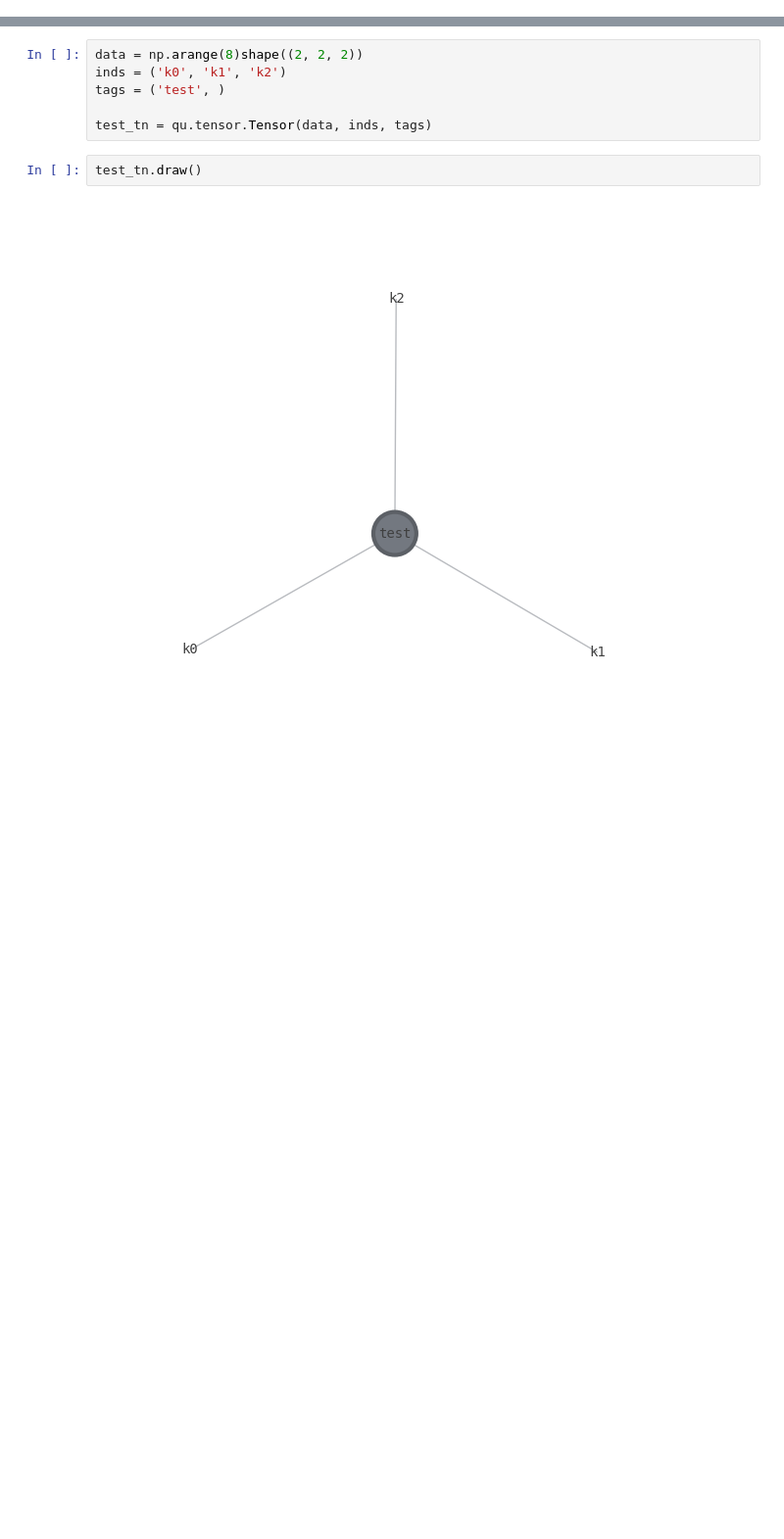
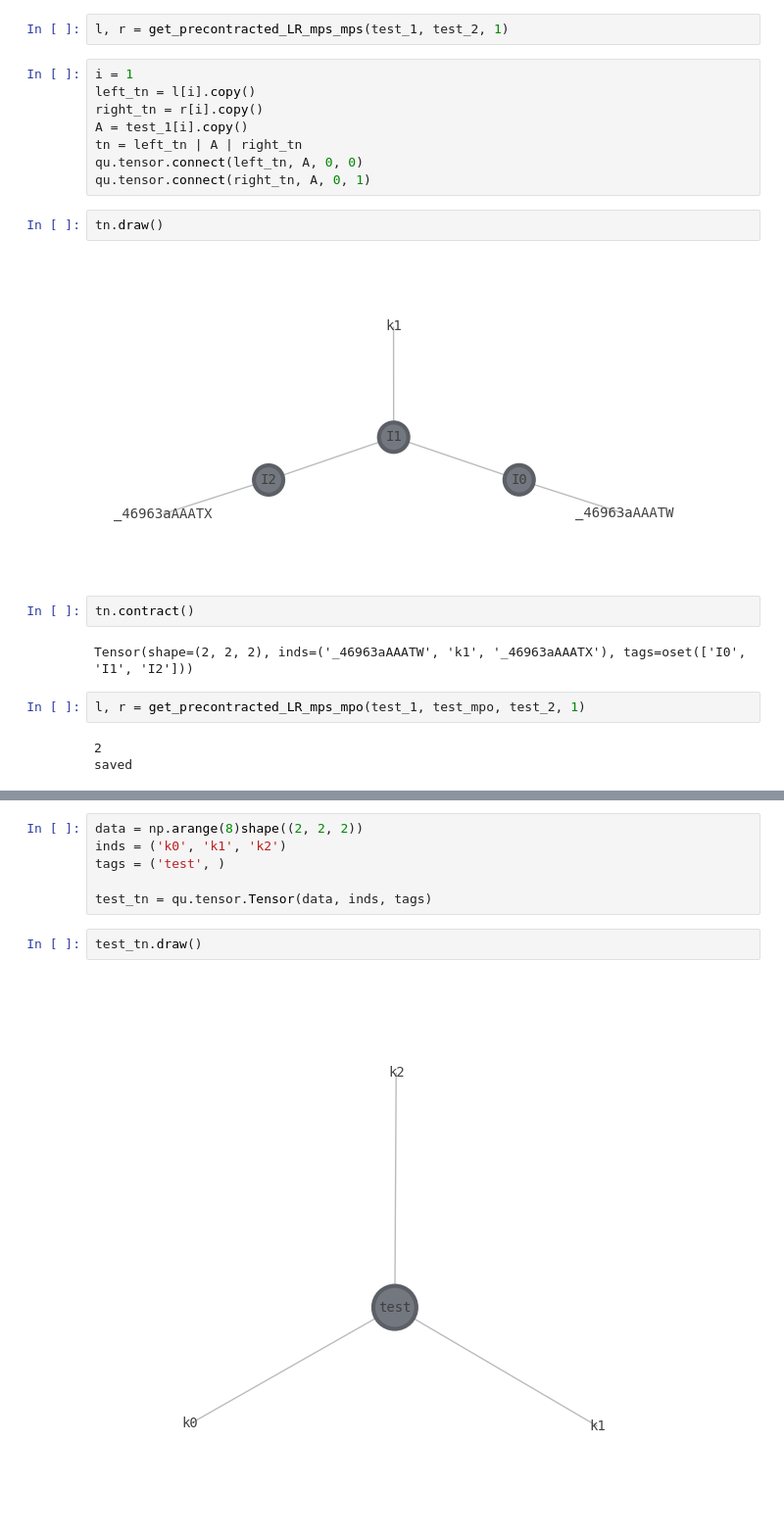
Before and after one commit to leolettuce/QIFS, a Jupyter notebook: miscellaneous/quimb_test.ipynb, the cells around one changed output, grey strips where cells are left out. Shown at 98% size. Cells and saved outputs as stored; diff of their text form; blank space fills up the shorter version.

```diff
--- a/miscellaneous/quimb_test.ipynb
+++ b/miscellaneous/quimb_test.ipynb
@@ -5,0 +213,23 @@ OMP: Info #276: omp_set_nested routine deprecated, please use omp_set_max_active
+# %%
+l, r = get_precontracted_LR_mps_mps(test_1, test_2, 1)
+# %%
+i = 1
+left_tn = l[i].copy()
+right_tn = r[i].copy()
+A = test_1[i].copy()
+tn = left_tn | A | right_tn
+qu.tensor.connect(left_tn, A, 0, 0)
+qu.tensor.connect(right_tn, A, 0, 1)
+# %%
+tn.draw()
+# %% [output]
+[figure, added]
+# %%
+tn.contract()
+# %% [output]
+Tensor(shape=(2, 2, 2), inds=('_46963aAAATW', 'k1', '_46963aAAATX'), tags=oset(['I0', 'I1', 'I2']))
+# %%
+l, r = get_precontracted_LR_mps_mpo(test_1, test_mpo, test_2, 1)
+# %% [output]
+2
+saved
```
Also changed, not shown: parts of 140 cells of this notebook, 3 other files.
